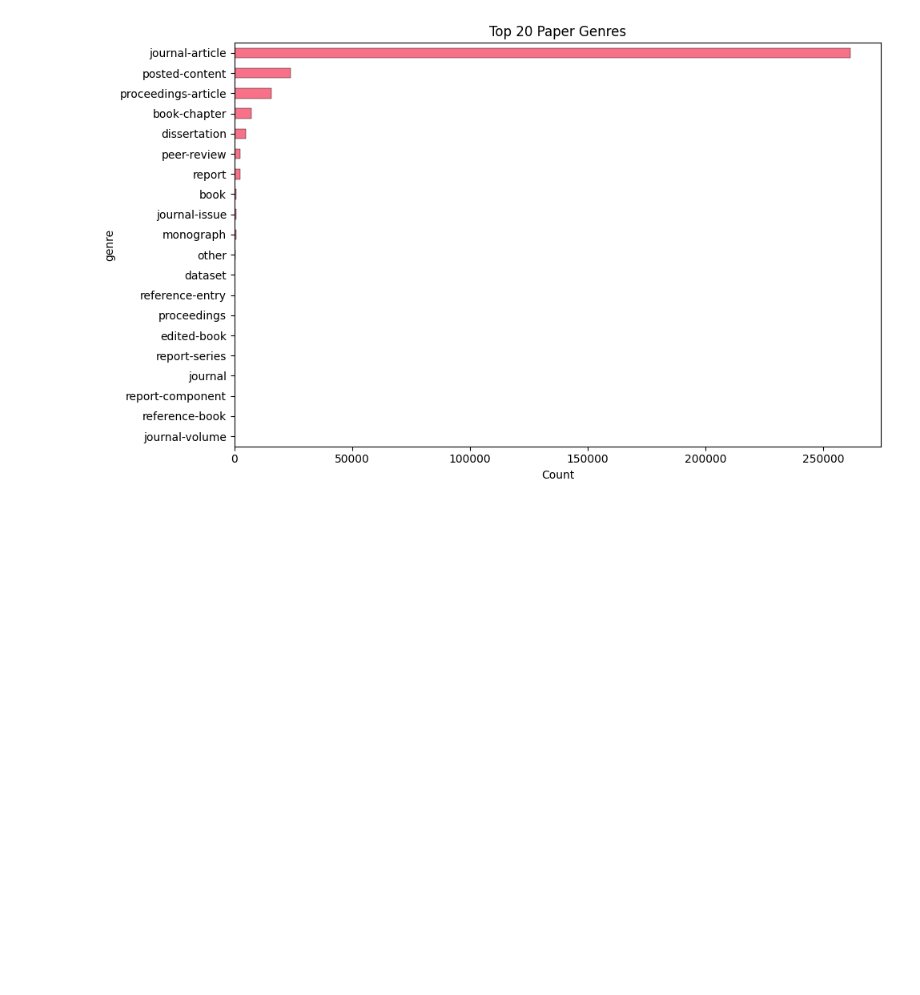
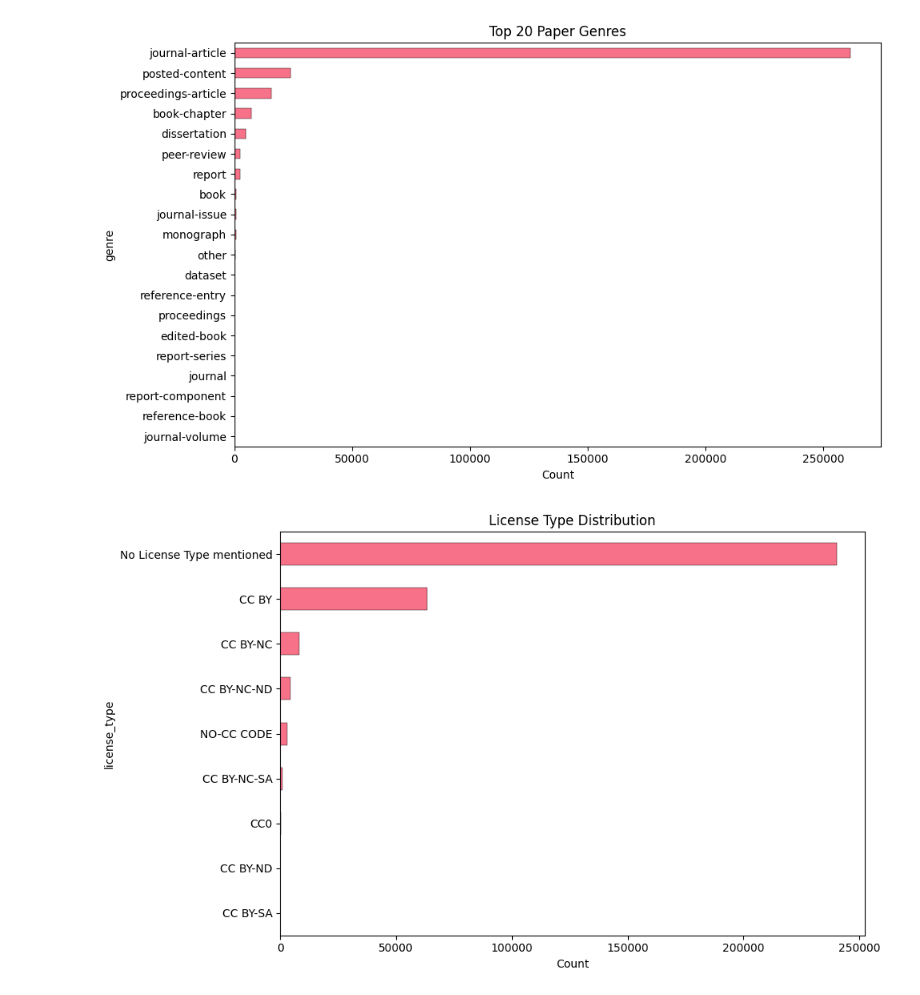
Before and after one commit to kierangivens/softcite-extractions-oa, a Jupyter notebook: softcite_analysis.ipynb, the cells around one changed output. Drawn from its saved outputs; the diff is of its cells as text; code cells hidden in the pictures; blank space fills up the shorter version.

Commit message:
Plot license type distribution

```diff
--- a/softcite_analysis.ipynb
+++ b/softcite_analysis.ipynb
@@ -235,3 +235,21 @@ plt.tight_layout()
 plt.show()
 # %% [output]
 [figure]
+# %%
+# Fill missing license types with "No License Type mentioned"
+papers_df['license_type'] = (
+    papers_df['license_type']
+    .replace(r'^\s*$', pd.NA, regex=True)
+    .fillna("No License Type mentioned")
+)
+
+fig, ax = plt.subplots(figsize=(10, 6))
+papers_df['license_type'].value_counts().plot(
+    kind='barh', ax=ax, edgecolor='black', linewidth=0.3)
+ax.set_title("License Type Distribution")
+ax.set_xlabel("Count")
+ax.invert_yaxis()
+plt.tight_layout()
+plt.show()
+# %% [output]
+[figure, added]
```
